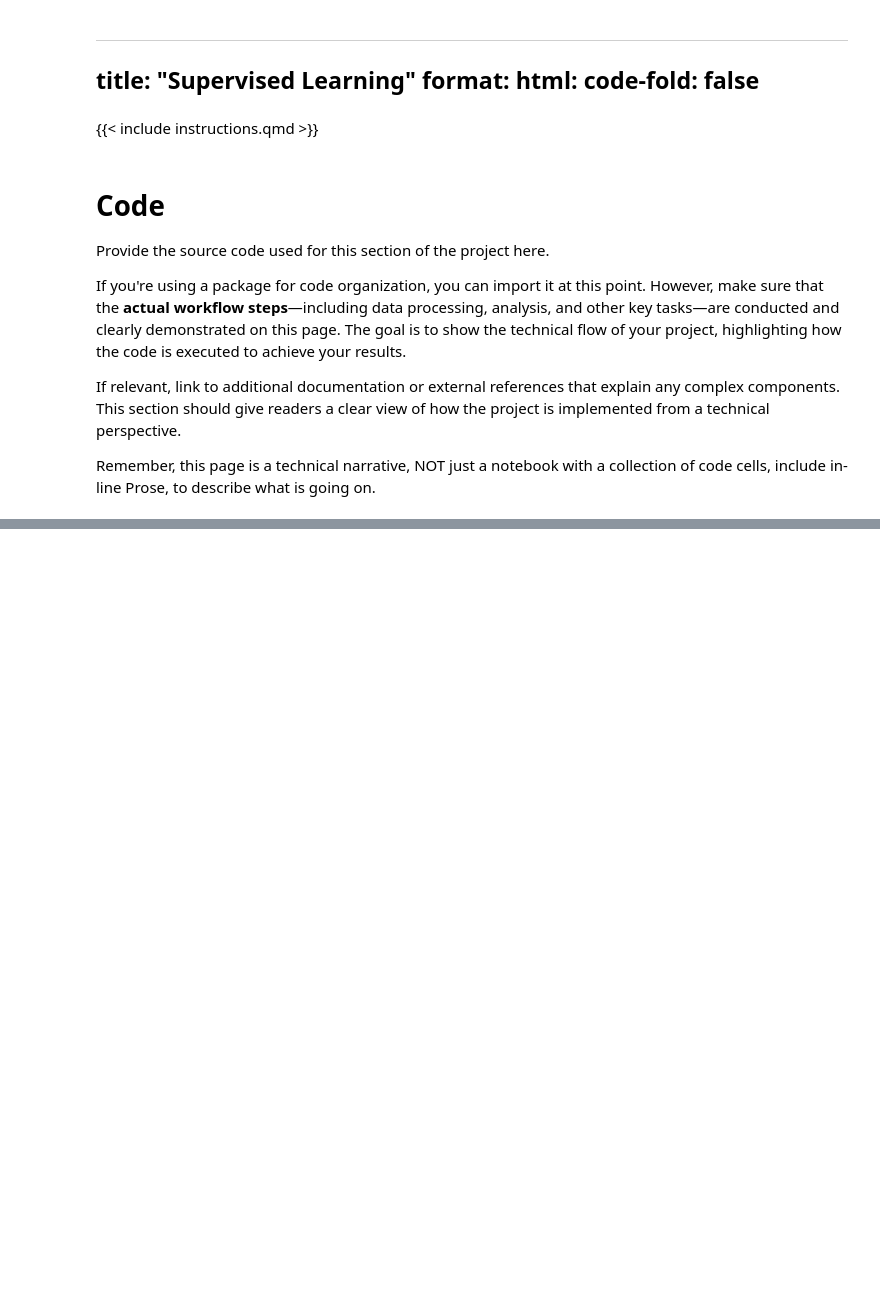
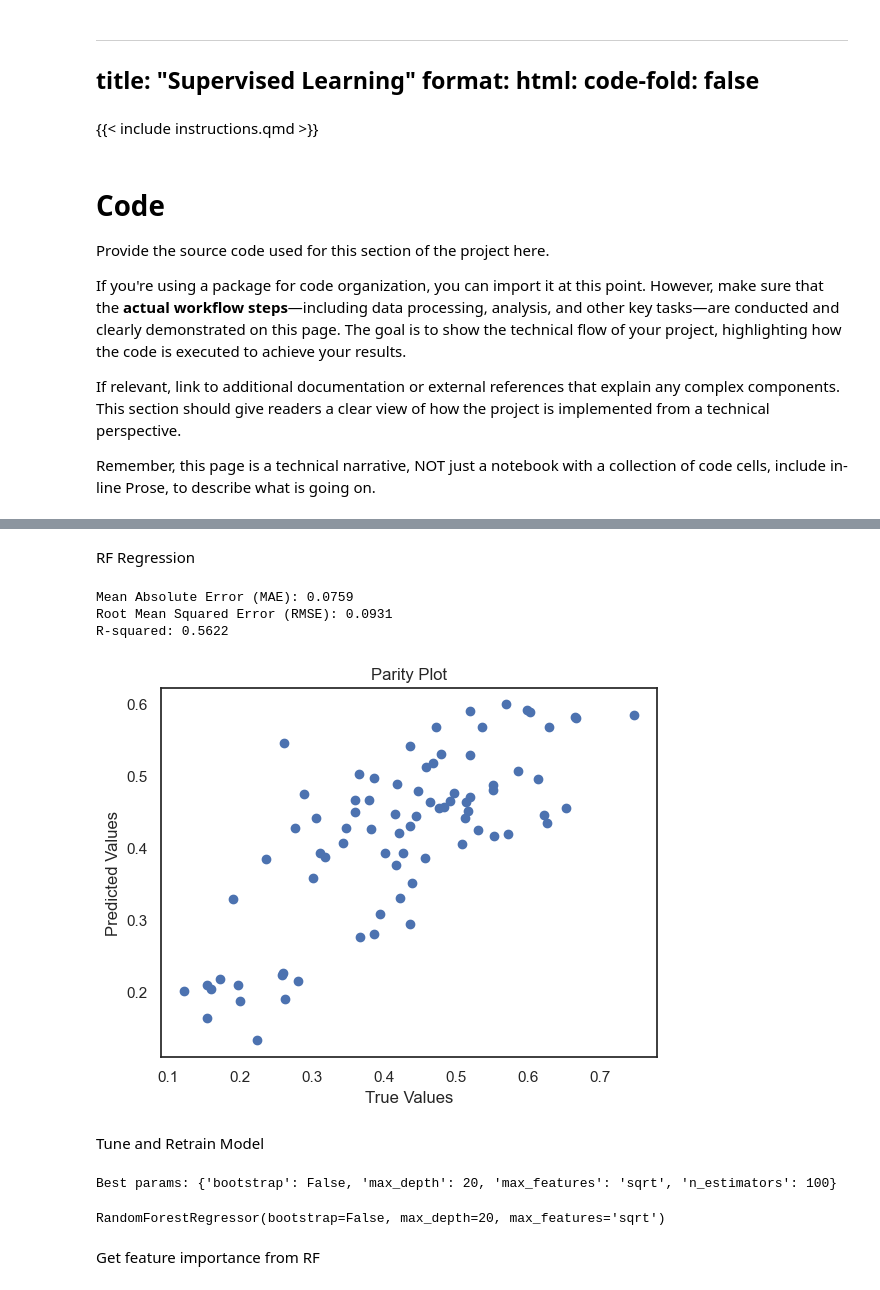
Before and after one commit to joyjessica/DSAN_5000_project, a Jupyter notebook: technical-details/supervised-learning/main.ipynb, the cells around one changed output, grey strips where cells are left out. Drawn from its saved outputs; the diff is of its cells as text; code cells hidden in the pictures; blank space fills up the shorter version.

```diff
--- a/technical-details/supervised-learning/main.ipynb
+++ b/technical-details/supervised-learning/main.ipynb
@@ -99,0 +206,26 @@ plt.show()
+# %% [markdown]
+RF Regression
+# %%
+X, X_scaled, y, X_train, X_val, X_test, y_train, y_val, y_test = preprocessing(df_clean, 'Percent of Students Chronically Absent')
+# %%
+model = train(X_train, y_train, 'regression', 'random_forest')
+y_pred = validation_eval('regression',model,  X_val, y_val)
+# %% [output]
+Mean Absolute Error (MAE): 0.0759
+Root Mean Squared Error (RMSE): 0.0931
+R-squared: 0.5622
+# %%
+plt.scatter(y_val, y_pred)
+plt.xlabel("True Values")
+plt.ylabel("Predicted Values")
+plt.title("Parity Plot")
+plt.show()
+# %% [output]
+[figure, added]
+# %% [markdown]
+Tune and Retrain Model
+# %%
+tune(model, X_train, y_train, rf_param_grid, scoring='neg_mean_squared_error')
+# %% [output]
+Best params: {'bootstrap': False, 'max_depth': 20, 'max_features': 'sqrt', 'n_estimators': 100}
+RandomForestRegressor(bootstrap=False, max_depth=20, max_features='sqrt')
@@ -99,0 +234,2 @@ plt.show()
+# %% [markdown]
+Get feature importance from RF
```
Also changed, not shown: parts of 51 cells of this notebook.
